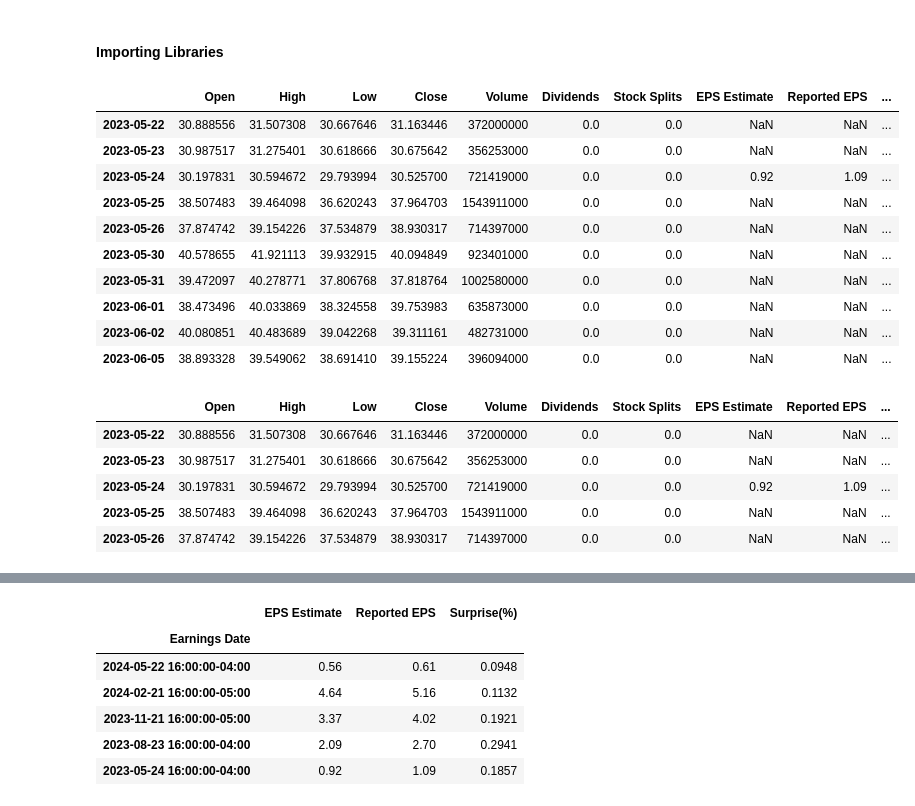
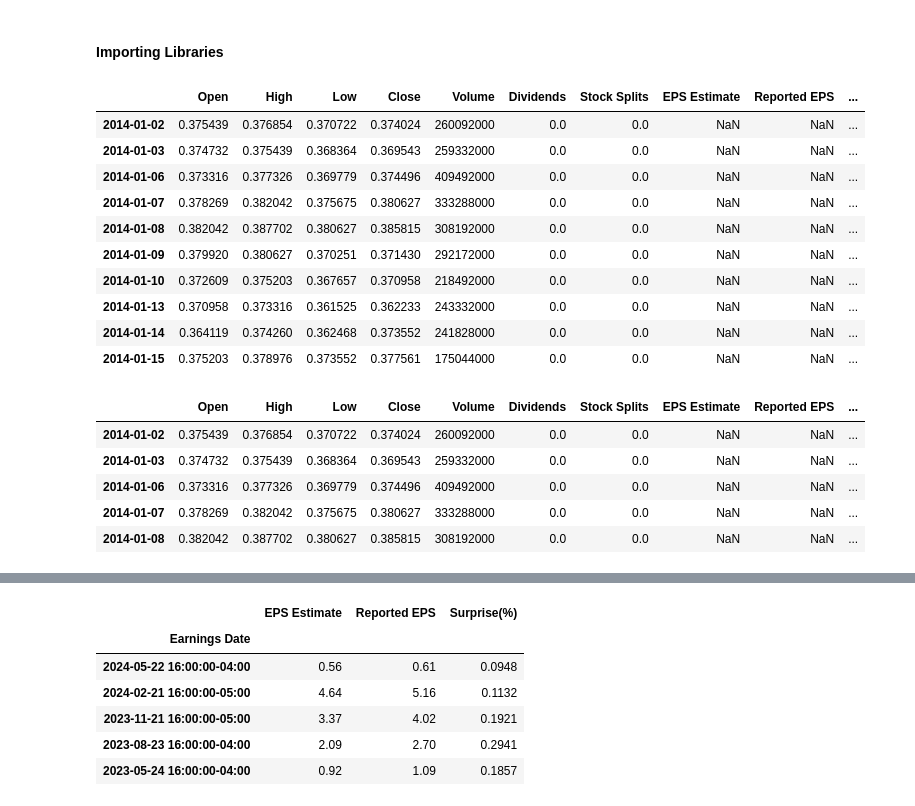
Before and after one commit to Hous-5/stock_analysis_project, a Jupyter notebook: CircleBook.ipynb, the cells around one changed output, grey strips where cells are left out. Saved outputs shown, nothing was run; the diff lists cells and outputs as text; code cells hidden in the pictures.

```diff
--- a/CircleBook.ipynb
+++ b/CircleBook.ipynb
@@ -9,29 +9,29 @@ sa = Stock_Analysis()
 # %%
 sa = Stock_Analysis()
 ticker = 'NVDA'
-start_date = '2023-05-22'#'2014-01-01'
+start_date = '2014-01-01'
 end_date = '2024-06-15'
 df = sa.get_merged_data(ticker, start_date, end_date)
 df.head(10)
 # %% [output]
 |  | Open | High | Low | Close | Volume | Dividends | Stock Splits | EPS Estimate | Reported EPS | ... |
-| 2023-05-22 | 30.888556 | 31.507308 | 30.667646 | 31.163446 | 372000000 | 0.0 | 0.0 | NaN | NaN | ... |
-| 2023-05-23 | 30.987517 | 31.275401 | 30.618666 | 30.675642 | 356253000 | 0.0 | 0.0 | NaN | NaN | ... |
-| 2023-05-24 | 30.197831 | 30.594672 | 29.793994 | 30.525700 | 721419000 | 0.0 | 0.0 | 0.92 | 1.09 | ... |
-| 2023-05-25 | 38.507483 | 39.464098 | 36.620243 | 37.964703 | 1543911000 | 0.0 | 0.0 | NaN | NaN | ... |
-| 2023-05-26 | 37.874742 | 39.154226 | 37.534879 | 38.930317 | 714397000 | 0.0 | 0.0 | NaN | NaN | ... |
-| 2023-05-30 | 40.578655 | 41.921113 | 39.932915 | 40.094849 | 923401000 | 0.0 | 0.0 | NaN | NaN | ... |
-| 2023-05-31 | 39.472097 | 40.278771 | 37.806768 | 37.818764 | 1002580000 | 0.0 | 0.0 | NaN | NaN | ... |
-| 2023-06-01 | 38.473496 | 40.033869 | 38.324558 | 39.753983 | 635873000 | 0.0 | 0.0 | NaN | NaN | ... |
-| 2023-06-02 | 40.080851 | 40.483689 | 39.042268 | 39.311161 | 482731000 | 0.0 | 0.0 | NaN | NaN | ... |
-| 2023-06-05 | 38.893328 | 39.549062 | 38.691410 | 39.155224 | 396094000 | 0.0 | 0.0 | NaN | NaN | ... |
+| 2014-01-02 | 0.375439 | 0.376854 | 0.370722 | 0.374024 | 260092000 | 0.0 | 0.0 | NaN | NaN | ... |
+| 2014-01-03 | 0.374732 | 0.375439 | 0.368364 | 0.369543 | 259332000 | 0.0 | 0.0 | NaN | NaN | ... |
+| 2014-01-06 | 0.373316 | 0.377326 | 0.369779 | 0.374496 | 409492000 | 0.0 | 0.0 | NaN | NaN | ... |
+| 2014-01-07 | 0.378269 | 0.382042 | 0.375675 | 0.380627 | 333288000 | 0.0 | 0.0 | NaN | NaN | ... |
+| 2014-01-08 | 0.382042 | 0.387702 | 0.380627 | 0.385815 | 308192000 | 0.0 | 0.0 | NaN | NaN | ... |
+| 2014-01-09 | 0.379920 | 0.380627 | 0.370251 | 0.371430 | 292172000 | 0.0 | 0.0 | NaN | NaN | ... |
+| 2014-01-10 | 0.372609 | 0.375203 | 0.367657 | 0.370958 | 218492000 | 0.0 | 0.0 | NaN | NaN | ... |
+| 2014-01-13 | 0.370958 | 0.373316 | 0.361525 | 0.362233 | 243332000 | 0.0 | 0.0 | NaN | NaN | ... |
+| 2014-01-14 | 0.364119 | 0.374260 | 0.362468 | 0.373552 | 241828000 | 0.0 | 0.0 | NaN | NaN | ... |
+| 2014-01-15 | 0.375203 | 0.378976 | 0.373552 | 0.377561 | 175044000 | 0.0 | 0.0 | NaN | NaN | ... |
 # %%
 df = sa.transform(df)
 df.head()
 # %% [output]
 |  | Open | High | Low | Close | Volume | Dividends | Stock Splits | EPS Estimate | Reported EPS | ... |
-| 2023-05-22 | 30.888556 | 31.507308 | 30.667646 | 31.163446 | 372000000 | 0.0 | 0.0 | NaN | NaN | ... |
-| 2023-05-23 | 30.987517 | 31.275401 | 30.618666 | 30.675642 | 356253000 | 0.0 | 0.0 | NaN | NaN | ... |
-| 2023-05-24 | 30.197831 | 30.594672 | 29.793994 | 30.525700 | 721419000 | 0.0 | 0.0 | 0.92 | 1.09 | ... |
-| 2023-05-25 | 38.507483 | 39.464098 | 36.620243 | 37.964703 | 1543911000 | 0.0 | 0.0 | NaN | NaN | ... |
-| 2023-05-26 | 37.874742 | 39.154226 | 37.534879 | 38.930317 | 714397000 | 0.0 | 0.0 | NaN | NaN | ... |
+| 2014-01-02 | 0.375439 | 0.376854 | 0.370722 | 0.374024 | 260092000 | 0.0 | 0.0 | NaN | NaN | ... |
+| 2014-01-03 | 0.374732 | 0.375439 | 0.368364 | 0.369543 | 259332000 | 0.0 | 0.0 | NaN | NaN | ... |
+| 2014-01-06 | 0.373316 | 0.377326 | 0.369779 | 0.374496 | 409492000 | 0.0 | 0.0 | NaN | NaN | ... |
+| 2014-01-07 | 0.378269 | 0.382042 | 0.375675 | 0.380627 | 333288000 | 0.0 | 0.0 | NaN | NaN | ... |
+| 2014-01-08 | 0.382042 | 0.387702 | 0.380627 | 0.385815 | 308192000 | 0.0 | 0.0 | NaN | NaN | ... |
```
Also changed, not shown: parts of 3 cells of this notebook, 1 other file.
